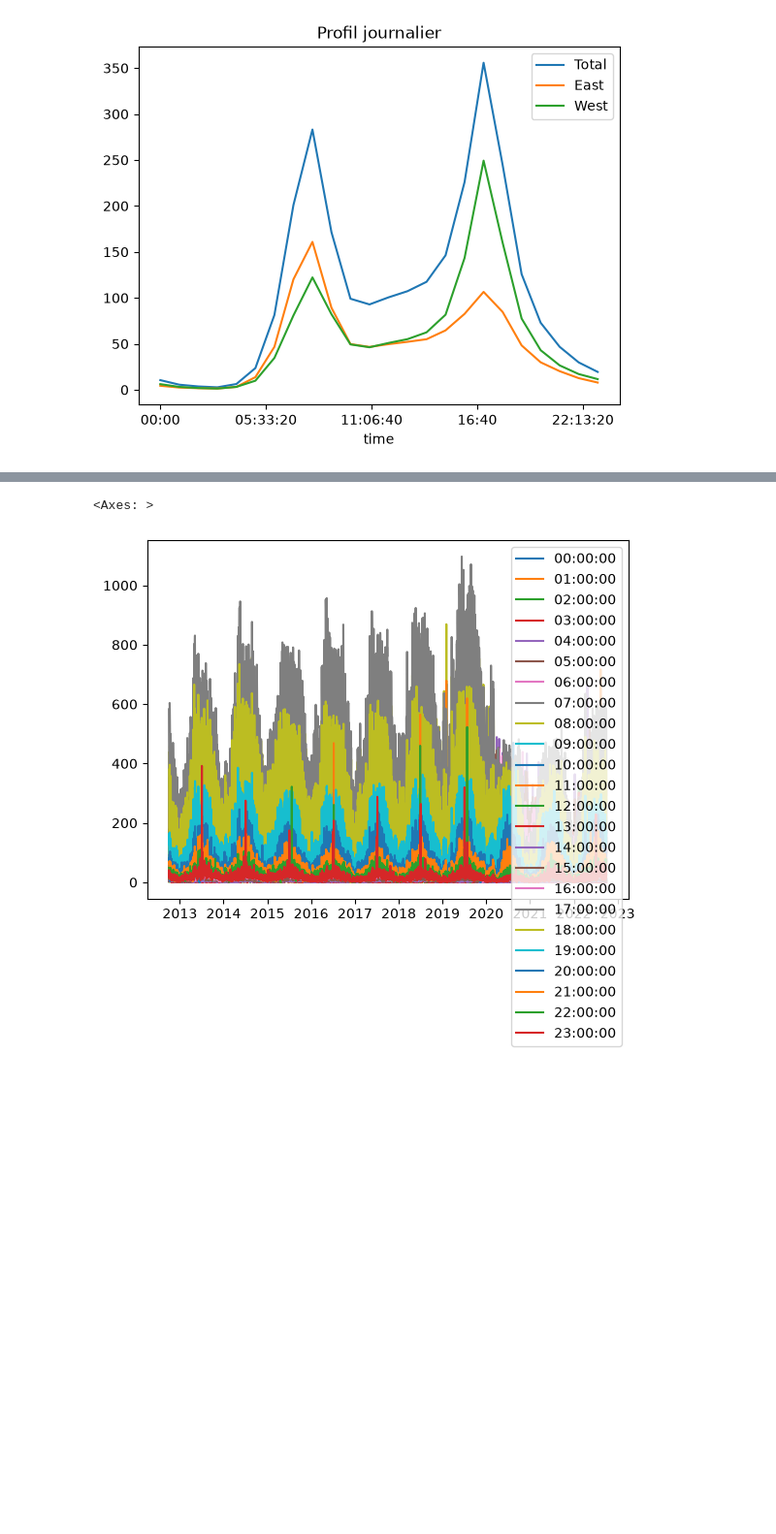
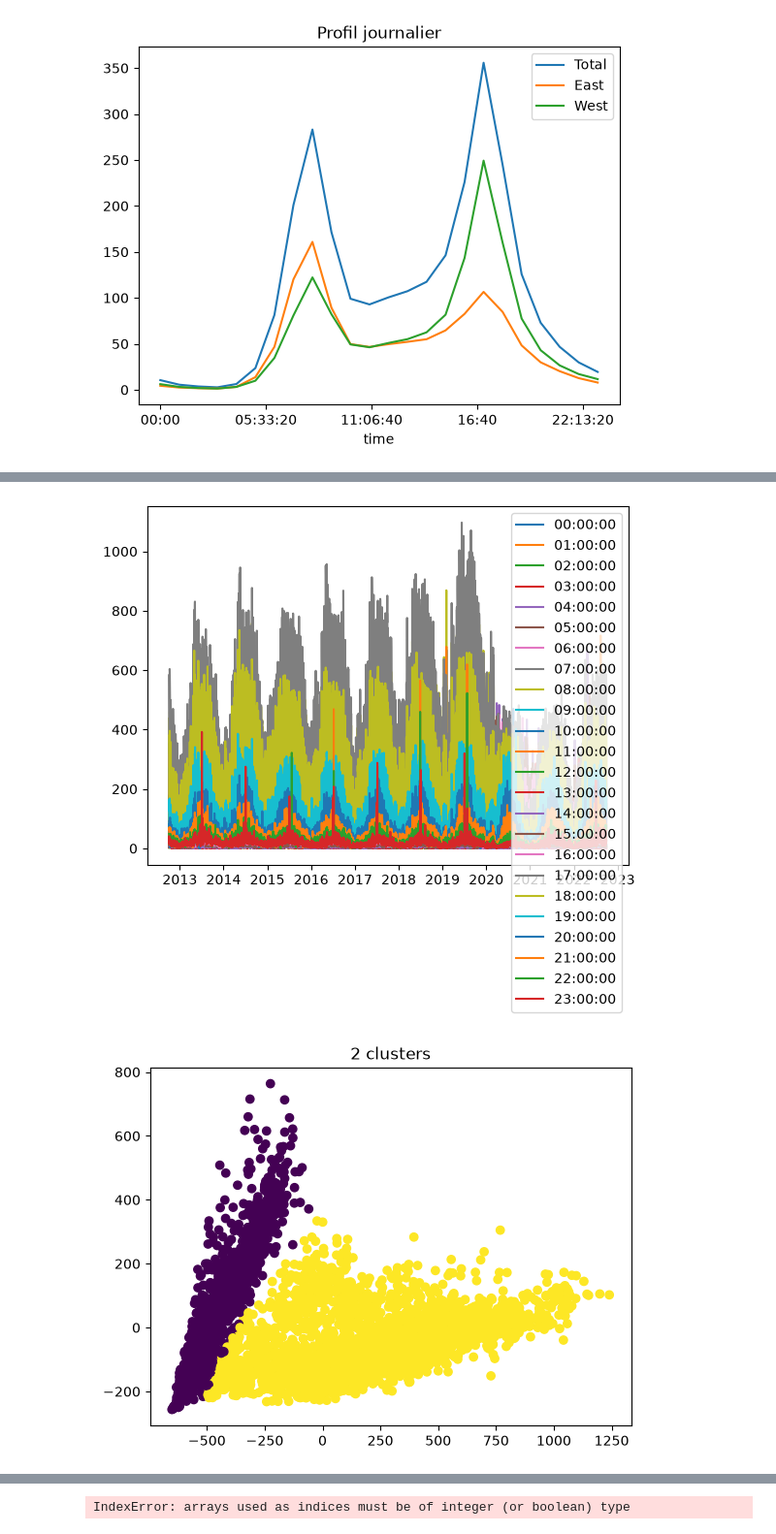
Before and after one commit to JeanneCourvoisier/TP4_Fremont-Bridge, a Jupyter notebook: TP4_Fremont_Bridge.ipynb, the cells around one changed output, grey strips where cells are left out. Shown at 97% size. Saved outputs shown, nothing was run; the diff lists cells and outputs as text; code cells hidden in the pictures; blank space fills up the shorter version.

Commit message:
traité jusqu'à 'vérification par les jours'

```diff
--- a/TP4_Fremont_Bridge.ipynb
+++ b/TP4_Fremont_Bridge.ipynb
@@ -197,5 +187,28 @@ Text(0.5, 1.0, 'Une courbe par jour')
 # %%
 # Classification des jours
 pca_input=pivoted.T.fillna(0)
 pca_input.plot()
+plt.show() #on n'observe rien d'intéressant avant le PCA
+
+# ACP
+tab_PCA = PCA(n_components=2).fit_transform(pca_input)
+plt.scatter(tab_PCA[:, 0], tab_PCA[:,1], marker='.')
+labels=GaussianMixture(n_components=2).fit_predict(tab_PCA)
+plt.scatter(tab_PCA[:, 0], tab_PCA[:,1], c=labels)
+plt.title('2 clusters')
+plt.show()
+
+# Vérifions avec le jour de la semaine
+jours = pd.to_datetime(pivoted.columns).day_of_week
+plt.scatter(tab_PCA[:, 0], tab_PCA[:,1], c=jours)
+plt.title('Clusters coloriés par jour de la semaine')
+plt.show()
+
+# Les moutons noirs
+odd_index=tab_PCA[(jours < 5) & (labels==1)]
+odd_dates=jours[odd_index]
+exceptions=pivoted[odd_dates]
+exceptions
 # %% [output]
+[figure]
+[figure, added]
@@ -202,2 +216 @@ pca_input.plot()
-<Axes: >
+IndexError: arrays used as indices must be of integer (or boolean) type
-[figure]
```
Also changed, not shown: parts of 4 cells of this notebook.
